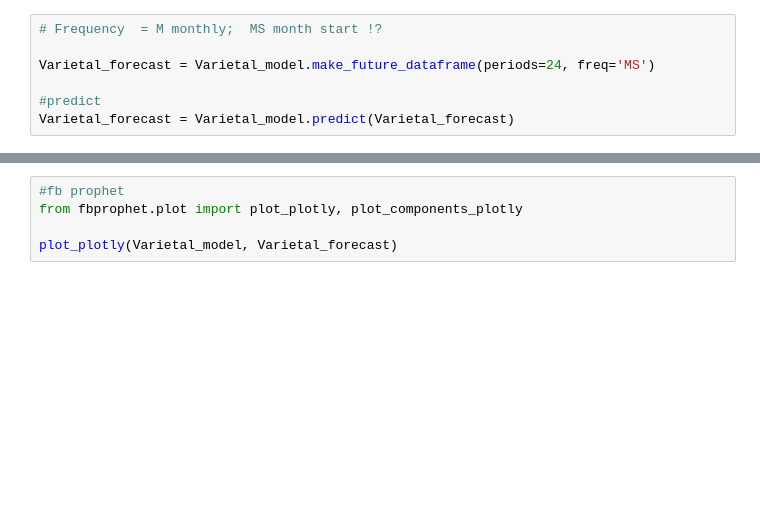
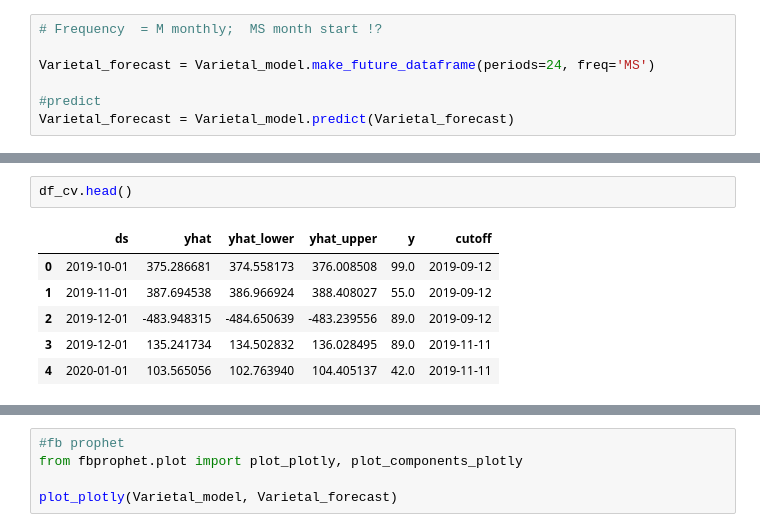
Before and after one commit to fengtastics/111-Capstone, a Jupyter notebook: Arterra_Project.ipynb, the cells around one changed output, grey strips where cells are left out. Cells and saved outputs as stored; diff of their text form; blank space fills up the shorter version.

```diff
--- a/Arterra_Project.ipynb
+++ b/Arterra_Project.ipynb
@@ -298,0 +334,9 @@ Varietal_forecast[['ds', 'yhat', 'yhat_lower', 'yhat_upper']].tail()
+# %%
+df_cv.head()
+# %% [output]
+|  | ds | yhat | yhat_lower | yhat_upper | y | cutoff |
+| 0 | 2019-10-01 | 375.286681 | 374.558173 | 376.008508 | 99.0 | 2019-09-12 |
+| 1 | 2019-11-01 | 387.694538 | 386.966924 | 388.408027 | 55.0 | 2019-09-12 |
+| 2 | 2019-12-01 | -483.948315 | -484.650639 | -483.239556 | 89.0 | 2019-09-12 |
+| 3 | 2019-12-01 | 135.241734 | 134.502832 | 136.028495 | 89.0 | 2019-11-11 |
+| 4 | 2020-01-01 | 103.565056 | 102.763940 | 104.405137 | 42.0 | 2019-11-11 |
```
Also changed, not shown: parts of 14 cells of this notebook.
